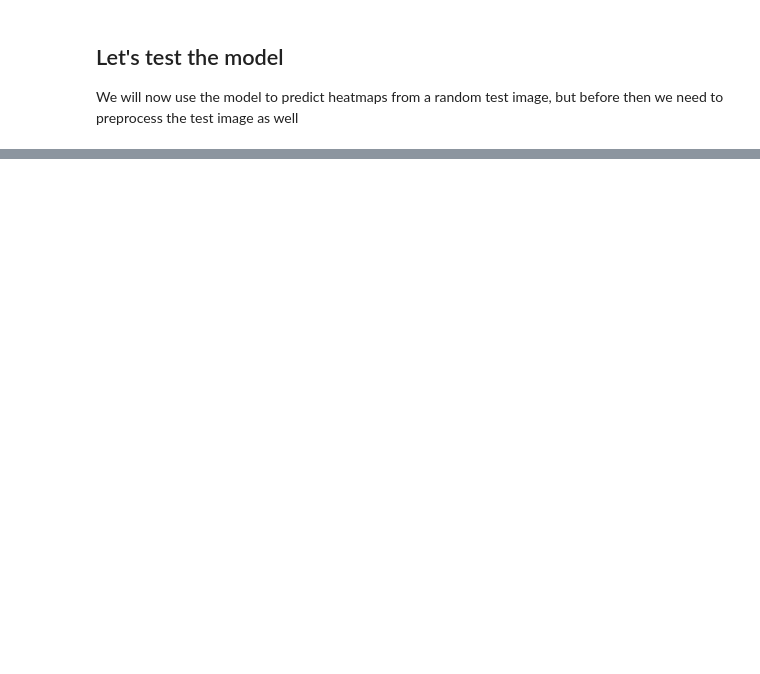
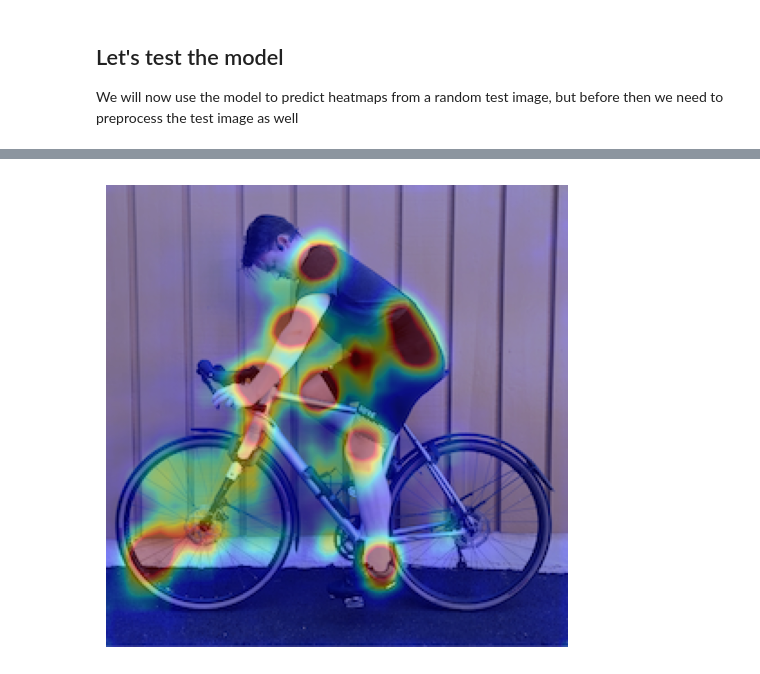
Before and after one commit to williamsaether/BikeFit, a Jupyter notebook: data/exploring-coco.ipynb, the cells around one changed output, grey strips where cells are left out. Drawn from its saved outputs; the diff is of its cells as text; code cells hidden in the pictures; blank space fills up the shorter version.

```diff
--- a/data/exploring-coco.ipynb
+++ b/data/exploring-coco.ipynb
@@ -662,0 +712,4 @@ heatmaps = tf.squeeze(predictions)
+# %%
+show_combined_heatmap(image_rgb, heatmaps)
+# %% [output]
+[figure, added]
```
Also changed, not shown: parts of 12 cells of this notebook.
